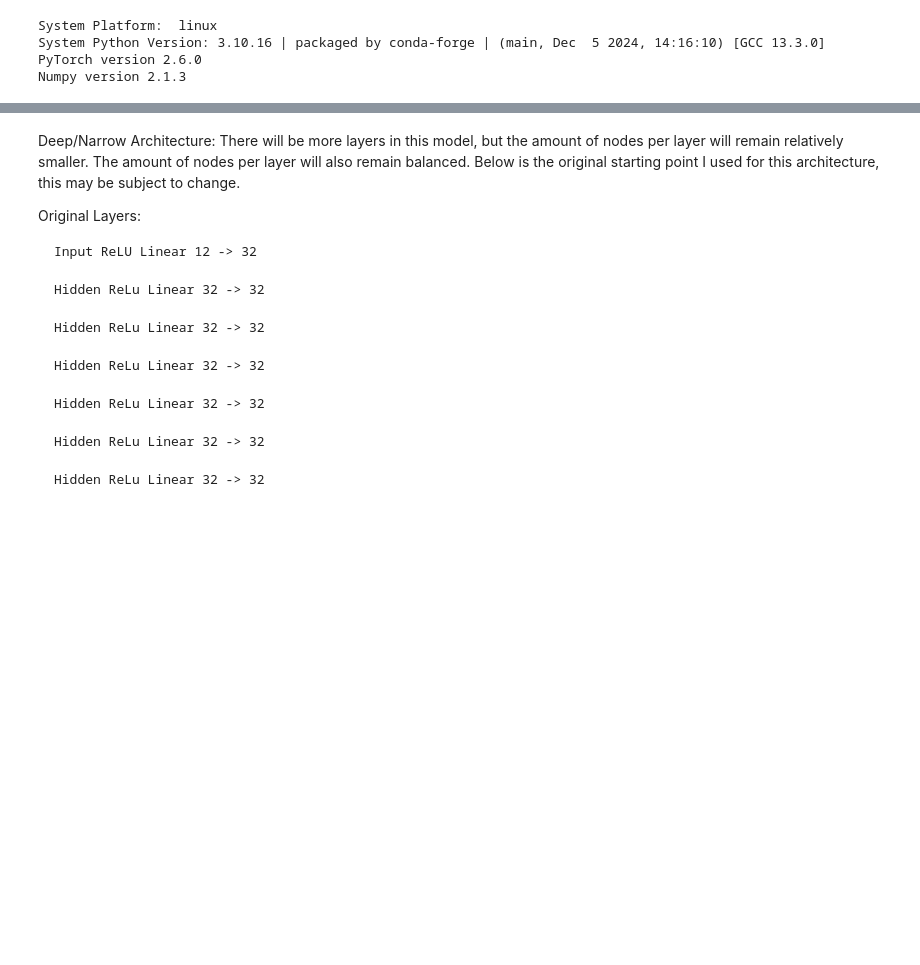
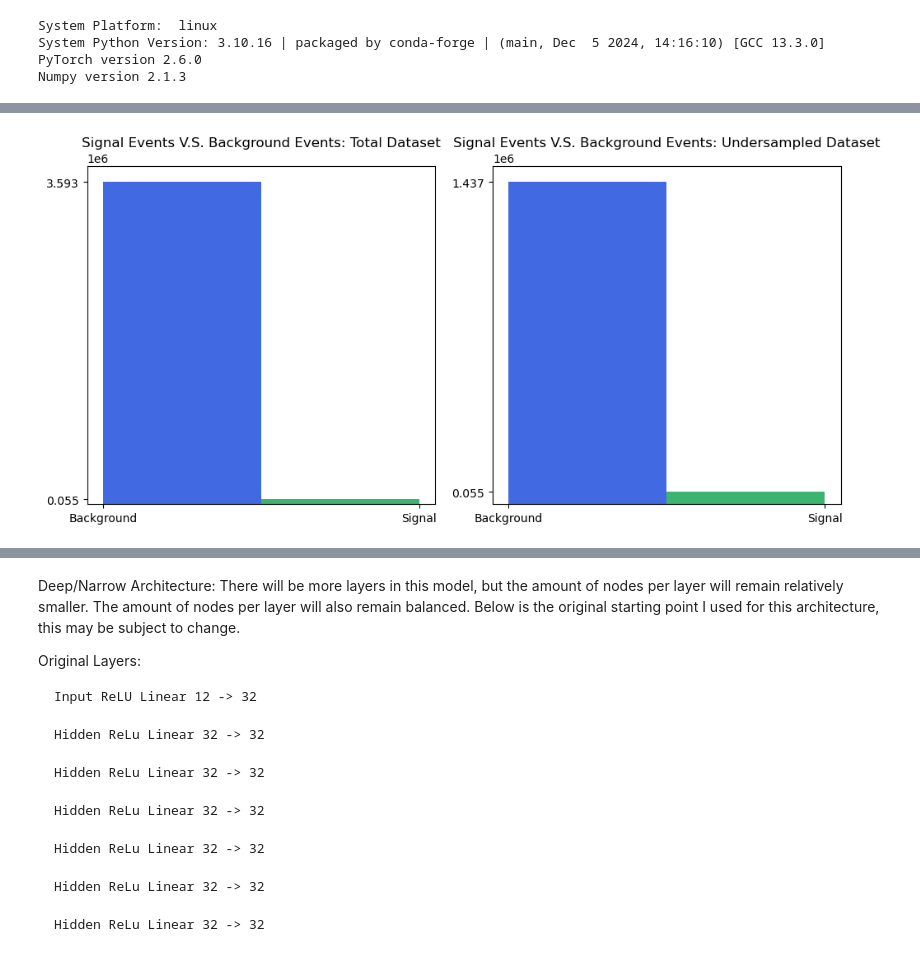
Before and after one commit to pnnoc/ML_FinalProject, a Jupyter notebook: Neural_Net.ipynb, the cells around one changed output, grey strips where cells are left out. Drawn from its saved outputs; the diff is of its cells as text; code cells hidden in the pictures; blank space fills up the shorter version.

```diff
--- a/Neural_Net.ipynb
+++ b/Neural_Net.ipynb
@@ -75,0 +98,14 @@ Test set: (547269, 11)
+# %%
+random_seed = 89235
+
+total_df = pd.DataFrame(np.column_stack((X, y)), columns=['Bprob', 'BsLxy', 'L2iso/L2pt', 'Bcos', 'Kiso/Kpt', 'LKdz', 'LKdr', 'Passymetry', 'Kip3d/Kip3dErr', 'L1id', 'L2id','Label'])
+
+background_df = total_df[total_df['Label'] == 0]
+signal_df = total_df[total_df['Label'] == 1]
+
+undersample_count = int(len(background_df) * 0.40)
+background_undersampled_df = background_df.sample(n=undersample_count, random_state=random_seed)
+
+under_sampled_df = pd.concat([background_undersampled_df, signal_df], axis=0)
+under_sampled_df = under_sampled_df.sample(frac=1, random_state=42).reset_index(drop=True)
+under_sampled_df.head(20)
@@ -75,0 +164,9 @@ Test set: (547269, 11)
+# %%
+
+fig, axs = plt.subplots(1, 2, figsize=(10,5))
+plot_event_distribution(total_df, "Total Dataset", axs[0])
+plot_event_distribution(under_sampled_df, "Undersampled Dataset", axs[1])
+plt.tight_layout()
+plt.show()
+# %% [output]
+[figure, added]
```
Also changed, not shown: parts of 30 cells of this notebook, 1 other file.
